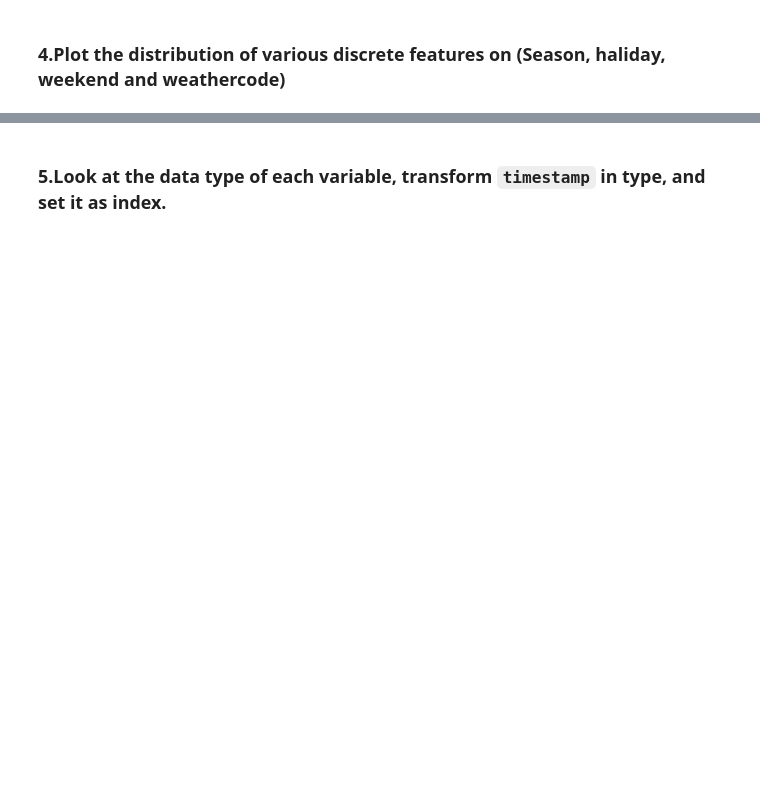
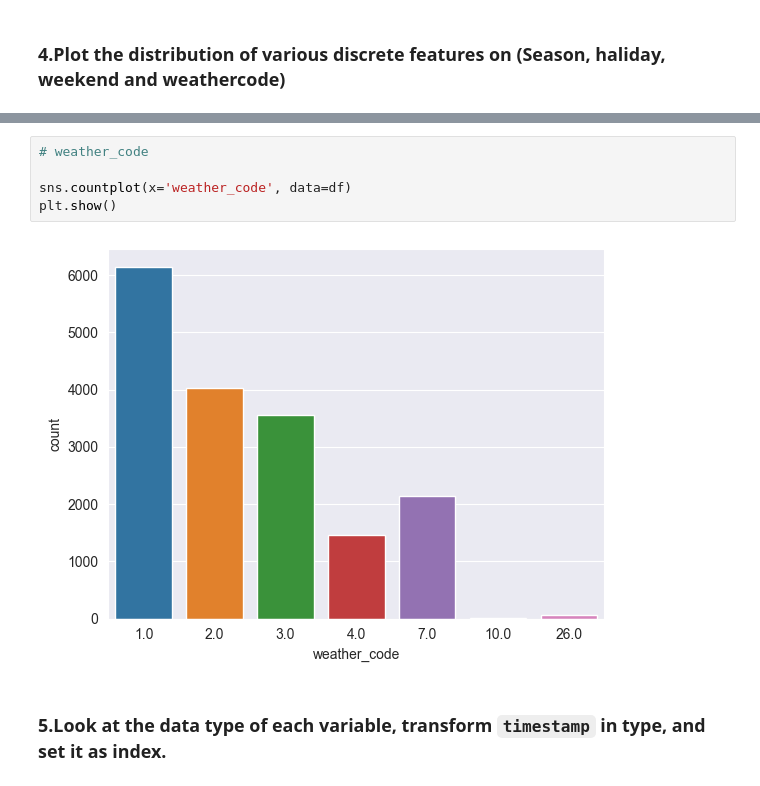
Before and after one commit to fenyx-it-academy/Class7-Week20-Data-Visualization-Seaborn-Matplotlib, a Jupyter notebook: Data_Visualisation_(Seaborn_Matplotlib).ipynb, the cells around one changed output, grey strips where cells are left out. Cells and saved outputs as stored; diff of their text form; blank space fills up the shorter version.

```diff
--- a/Data_Visualisation_(Seaborn_Matplotlib).ipynb
+++ b/Data_Visualisation_(Seaborn_Matplotlib).ipynb
@@ -71,2 +117,9 @@ warnings.filterwarnings("ignore")
+# %%
+# weather_code
+
+sns.countplot(x='weather_code', data=df)
+plt.show()
+# %% [output]
+[figure, added]
 # %% [markdown]
 ### 5.Look at the data type of each variable, transform `timestamp` in type, and set it as index.
```
Also changed, not shown: parts of 57 cells of this notebook.
